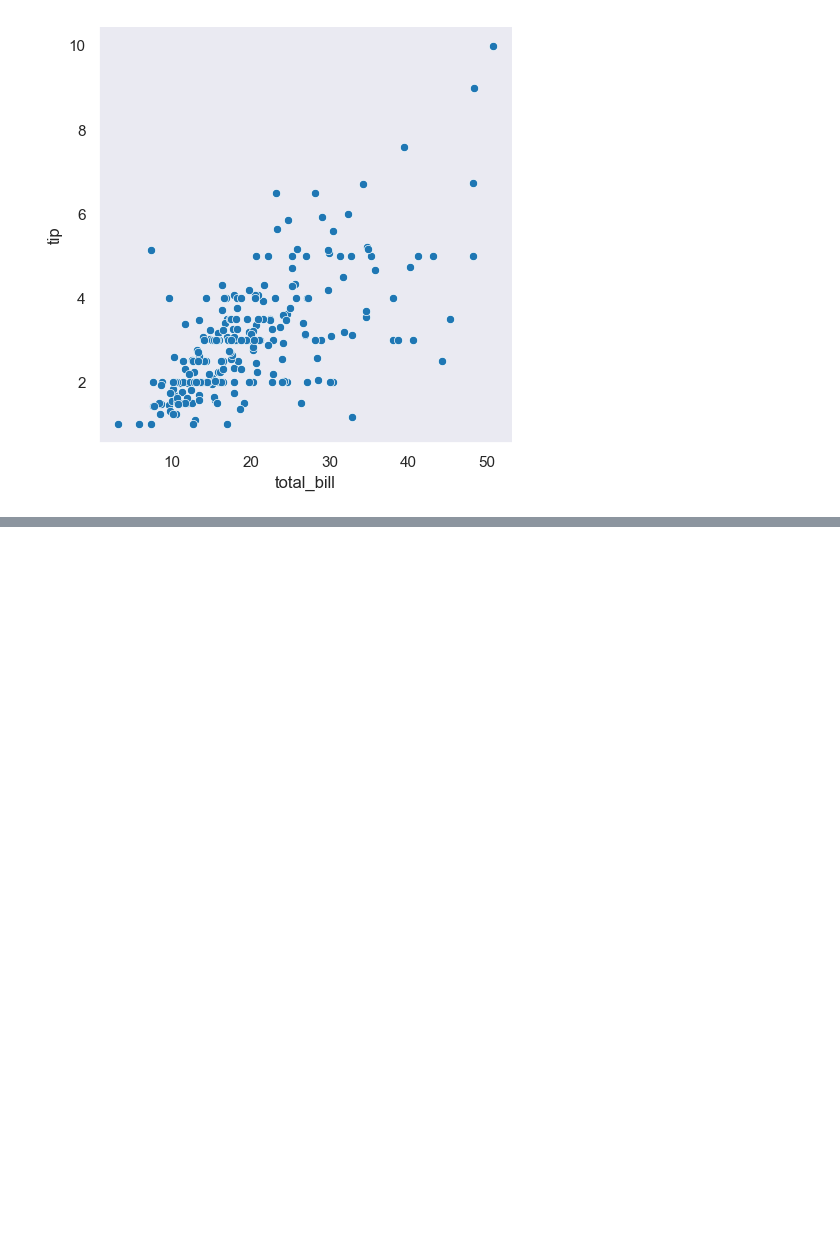
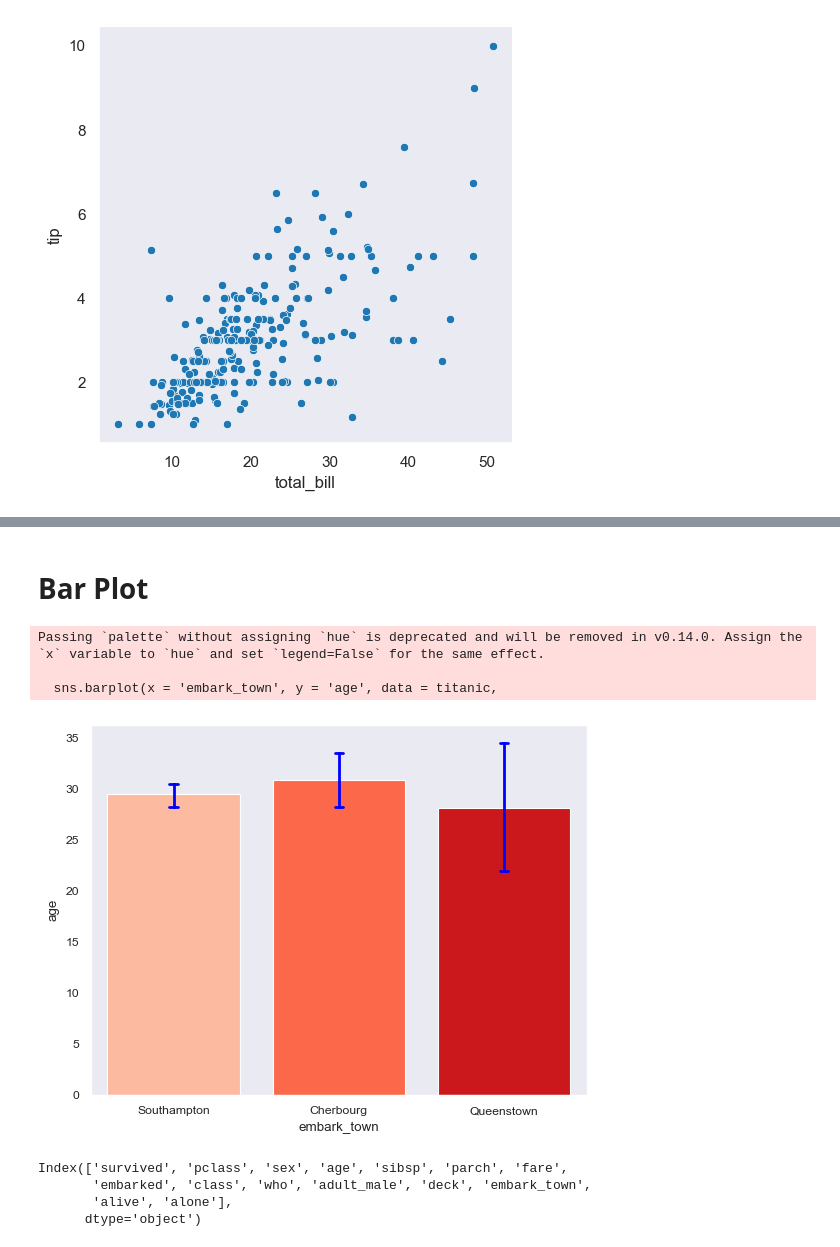
Before and after one commit to AbdullahKhan286/100_Days_Of_DataScience, a Jupyter notebook: day_4/day_4.ipynb, the cells around one changed output, grey strips where cells are left out. Saved outputs shown, nothing was run; the diff lists cells and outputs as text; code cells hidden in the pictures; blank space fills up the shorter version.

```diff
--- a/day_4/day_4.ipynb
+++ b/day_4/day_4.ipynb
@@ -124,0 +145,27 @@ sns.relplot(data=tips,x="total_bill",y="tip")
+# %% [markdown]
+# Bar Plot
+# %%
+# Vertical barplot
+
+sns.set_context('paper')
+
+# load dataset
+titanic = sns.load_dataset('titanic')
+titanic.head()
+
+sns.barplot(x = 'embark_town', y = 'age', data = titanic,
+            palette = 'Reds', capsize = 0.05,
+            saturation = 8,
+            err_kws={'color': 'blue', 'linewidth': 2},
+            )
+plt.show()
+print(titanic.columns)
+# %% [output]
+Passing `palette` without assigning `hue` is deprecated and will be removed in v0.14.0. Assign the `x` variable to `hue` and set `legend=False` for the same effect.
+
+  sns.barplot(x = 'embark_town', y = 'age', data = titanic,
+[figure, added]
+Index(['survived', 'pclass', 'sex', 'age', 'sibsp', 'parch', 'fare',
+       'embarked', 'class', 'who', 'adult_male', 'deck', 'embark_town',
+       'alive', 'alone'],
+      dtype='object')
```
Also changed, not shown: parts of 25 cells of this notebook.
